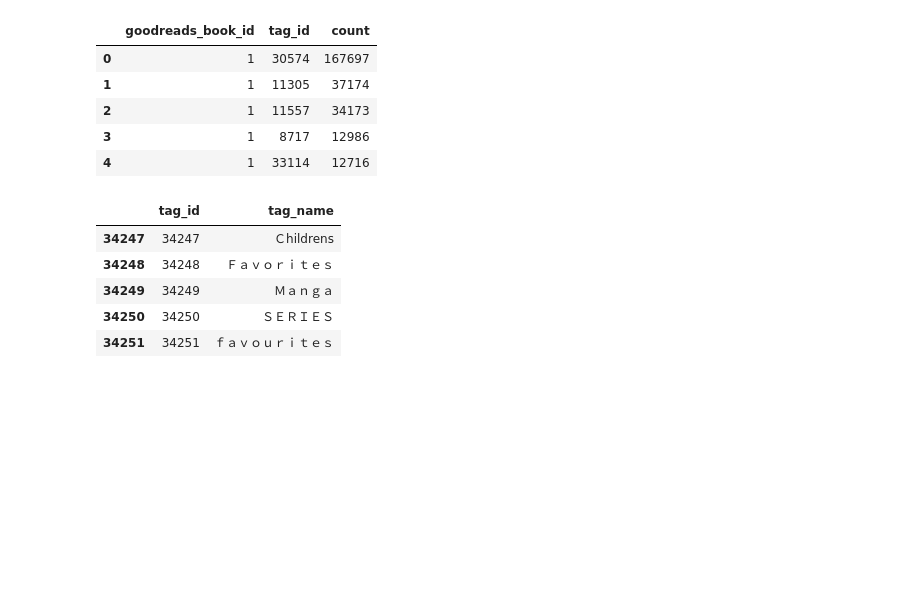
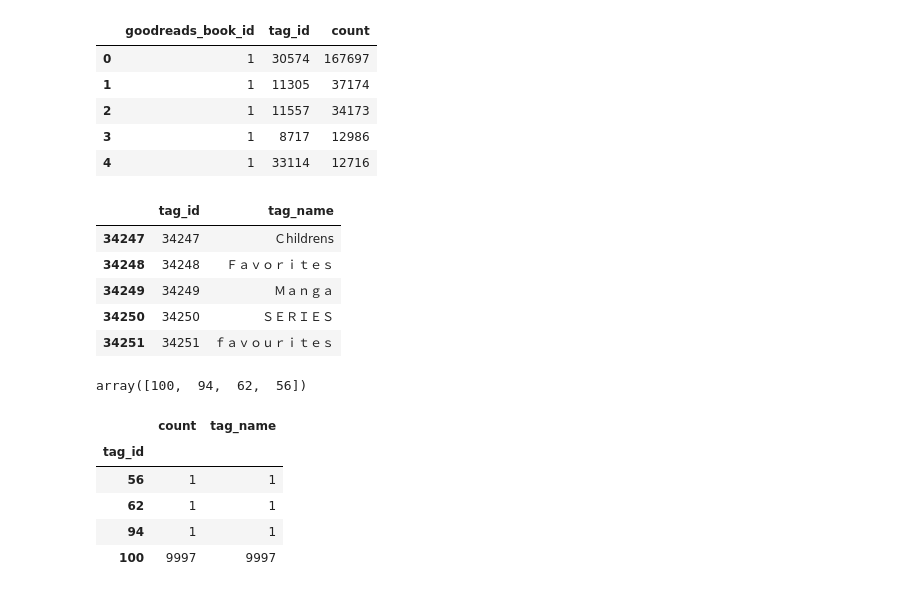
Before and after one commit to ColinB19/BookRecommender, a Jupyter notebook: exploratory_analysis_v2.ipynb, the cells around one changed output. Saved outputs shown, nothing was run; the diff lists cells and outputs as text; code cells hidden in the pictures; blank space fills up the shorter version.

```diff
--- a/exploratory_analysis_v2.ipynb
+++ b/exploratory_analysis_v2.ipynb
@@ -275,0 +277,15 @@ tags.tail()
+# %%
+# let's get the number of tags per book
+tags_per_book = book_tags.groupby('goodreads_book_id').count()
+tags_per_book['tag_id'].unique()
+# %% [output]
+array([100,  94,  62,  56])
+# %%
+tags_per_book.groupby('tag_id').count()
+# %% [output]
+|  | count | tag_name |
+| tag_id |  |  |
+| 56 | 1 | 1 |
+| 62 | 1 | 1 |
+| 94 | 1 | 1 |
+| 100 | 9997 | 9997 |
```
Also changed, not shown: parts of 7 cells of this notebook.
